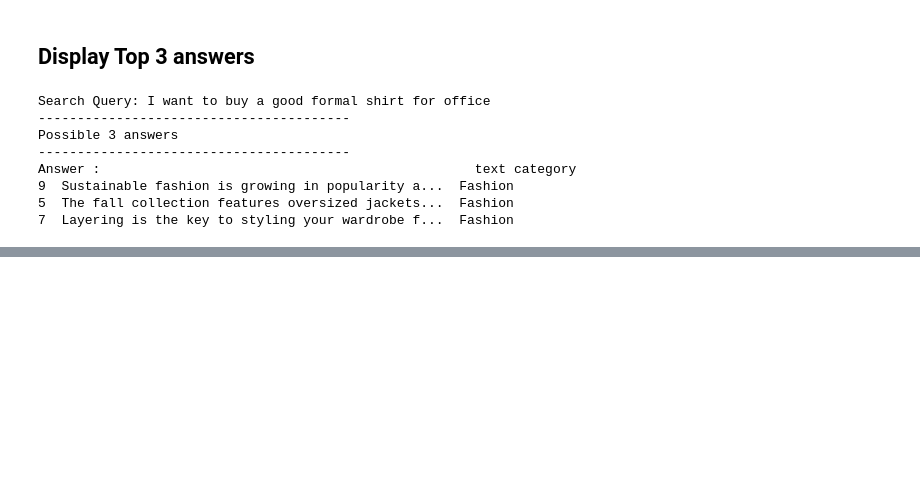
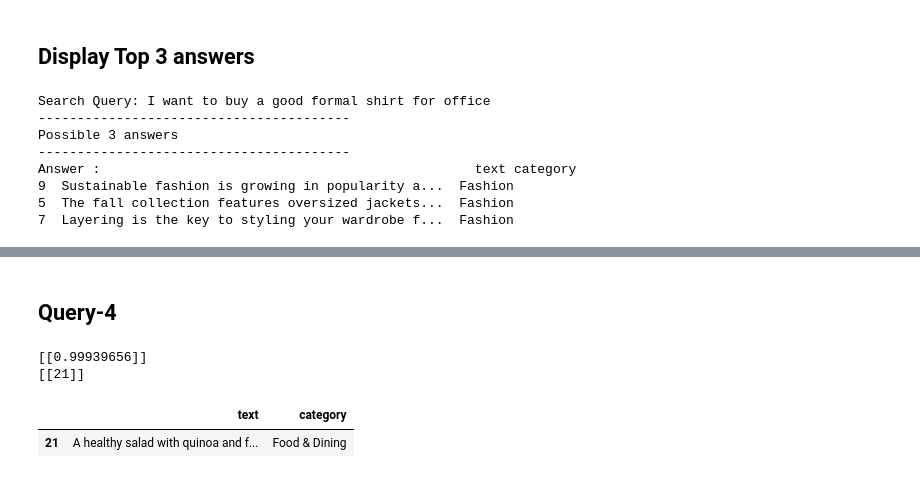
Before and after one commit to prabhakar2020/FAISS_Example, a Jupyter notebook: FAISS_Example1.ipynb, the cells around one changed output, grey strips where cells are left out. Cells and saved outputs as stored; diff of their text form; code cells hidden in the pictures; blank space fills up the shorter version.

```diff
--- a/FAISS_Example1.ipynb
+++ b/FAISS_Example1.ipynb
@@ -278,0 +299,12 @@ df.loc[I[0]]
+# %% [markdown]
+## Query-4
+# %%
+search_query = "What are some delicious meals with fresh ingredients that are easy to prepare?"
+svec = get_svec(search_query)
+distance, I = get_index_search(svec, k=1)
+df.loc[I[0]]
+# %% [output]
+[[0.99939656]]
+[[21]]
+|  | text | category |
+| 21 | A healthy salad with quinoa and f... | Food & Dining |
```
Also changed, not shown: parts of 17 cells of this notebook.
